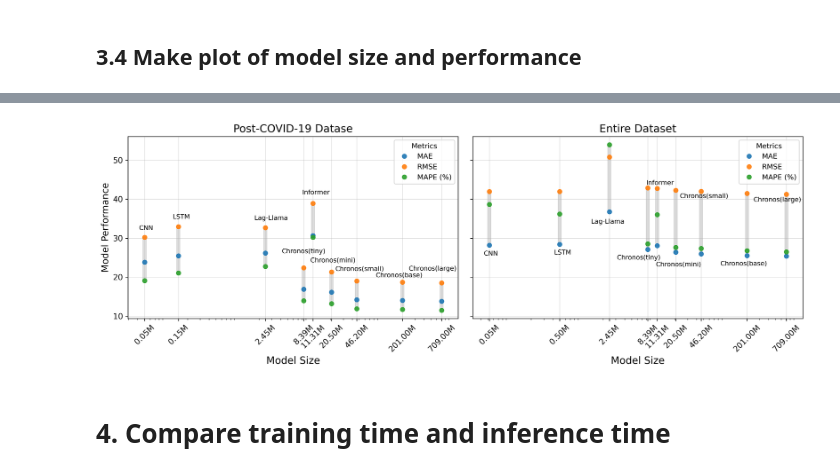
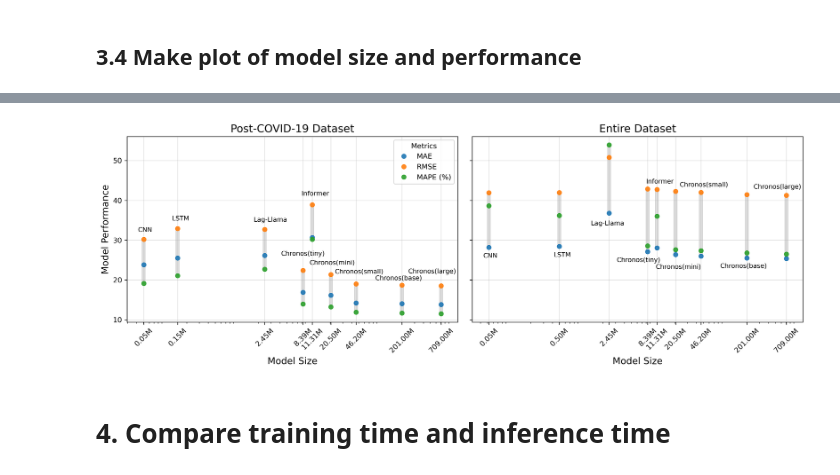
Before and after one commit to YueLi-0816/traffic_prediction, a Jupyter notebook: parameter_cal.ipynb, the cells around one changed output, grey strips where cells are left out. Cells and saved outputs as stored; diff of their text form; code cells hidden in the pictures.

```diff
--- a/parameter_cal.ipynb
+++ b/parameter_cal.ipynb
@@ -1187,7 +1084,7 @@ x_offsets = [1.05, 1.1, 1.1, 1.2, 1, 1.05, 1.1, 0.9, 0.75]
 y_offsets = [1.05, 1.05, 1.05, 1.05, 1.15, 1.1, 1.12, 1.05, 1.15]
 
 x_offsets2 = [1.05, 1.1, 1.1, 0.95, 0.75, 1.1, 1.1, 0.9, 0.75]
-y_offsets2 = [0.95, 0.95, 1.6, 0.95, 0.95, 0.91, 1.6, 0.95, 1.6]
+y_offsets2 = [0.95, 0.95, 1.62, 0.95, 0.95, 0.91, 1.72, 0.95, 1.74]
 
 custom_colors = ['#1f77b4', '#ff7f0e', '#2ca02c']
 
@@ -1208,10 +1105,10 @@ add_metric_boundaries(
     alpha=0.12
 )
 
-axs[0].set_title('Post-COVID-19 Datase',fontsize=15)
-axs[0].set_xlabel('Model Size',fontsize=14)
+axs[0].set_title('Post-COVID-19 Dataset',fontsize=15)
+axs[0].set_xlabel('Model Size',fontsize=13)
 axs[0].set_ylabel('Model Performance',fontsize=13)
-axs[0].tick_params(axis='both', labelsize=11)
+axs[0].tick_params(axis='both', labelsize=10)
 axs[0].set_xscale('log')
 axs[0].legend(title='Metrics')
 axs[0].grid(True, axis='y',  alpha=0.4)
@@ -1225,37 +1122,37 @@ axs[0].grid(True, which='major', axis='x',  alpha=0.4)
 # Plotting the "Entire Dataset" data
 for i, metric in enumerate(performance_metrics_after_covid.columns):
     axs[1].plot(model_sizes_entire_dataset, performance_metrics_entire_dataset[metric], label=metric, marker='o', linestyle='none', alpha=0.9, color=custom_colors[i])
 
 # Add label only to the chosen line
 for i, size in enumerate(model_sizes_entire_dataset):
     axs[1].text(size* x_offsets2[i], performance_metrics_entire_dataset['MAE'][i]* y_offsets2[i],
                 model_names[i], fontsize=9, ha='center', va='top')
 
 add_metric_boundaries(
     axs[1],
     model_sizes_entire_dataset,
     performance_metrics_entire_dataset,
     color='black',
     alpha=0.12
 )
 
 axs[1].set_title('Entire Dataset',fontsize=15)
-axs[1].set_xlabel('Model Size',fontsize=14)
-axs[1].tick_params(axis='both', labelsize=11)
+axs[1].set_xlabel('Model Size',fontsize=13)
+axs[1].tick_params(axis='both', labelsize=10)
 axs[1].set_xscale('log')
-axs[1].legend(title='Metrics')
+# axs[1].legend(title='Metrics')
 axs[1].grid(True, axis='y', alpha=0.4)
 # Format x-axis ticks as model size in millions
 axs[1].set_xticks(model_sizes_entire_dataset)
 axs[1].set_xticklabels([format_size_millions(x) for x in model_sizes_entire_dataset])
 axs[1].tick_params(axis='x', rotation=45)
 # Add vertical grid lines at EXACT model sizes
 axs[1].grid(True, which='major', axis='x',alpha=0.4)
 
 plt.tight_layout()
 plt.show()
 # %% [output]
-[figure, old version]
+[figure, new version]
 # %% [markdown]
 # 4. Compare training time and inference time
 # %%
```
Also changed, not shown: parts of 15 cells of this notebook.
